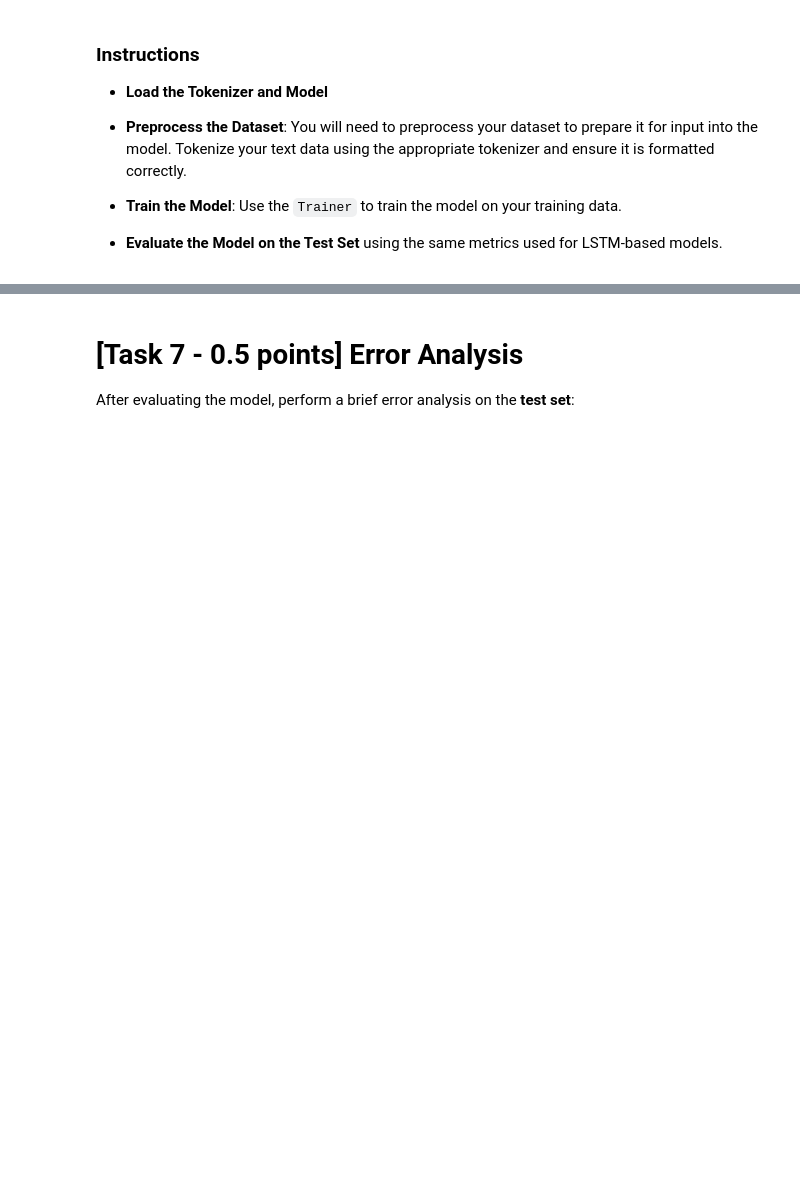
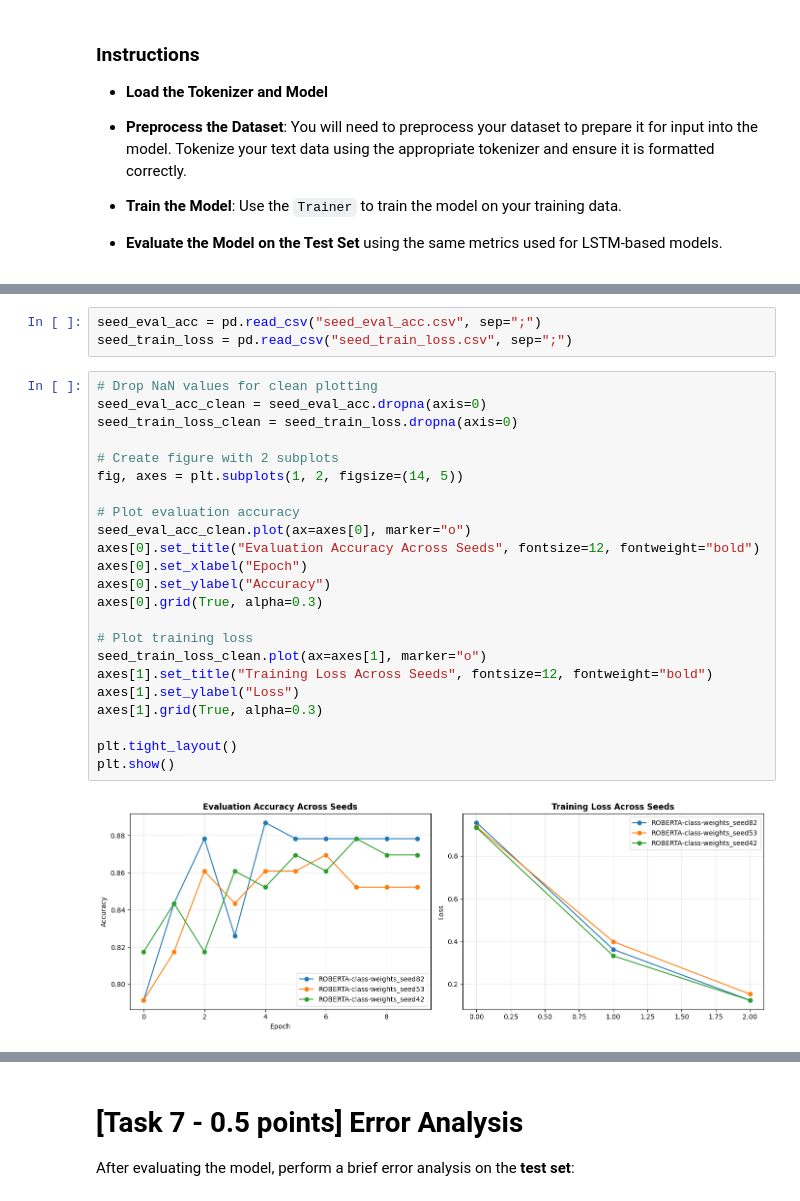
Before and after one commit to mpreda01/nlp-assignments, a Jupyter notebook: assignment1.ipynb, the cells around one changed output, grey strips where cells are left out. Drawn from its saved outputs; the diff is of its cells as text; blank space fills up the shorter version.

```diff
--- a/assignment1.ipynb
+++ b/assignment1.ipynb
@@ -203,0 +1742,28 @@ In this section, you will use a transformer model specifically trained for hate
+# %%
+seed_eval_acc = pd.read_csv("seed_eval_acc.csv", sep=";")
+seed_train_loss = pd.read_csv("seed_train_loss.csv", sep=";")
+# %%
+# Drop NaN values for clean plotting
+seed_eval_acc_clean = seed_eval_acc.dropna(axis=0)
+seed_train_loss_clean = seed_train_loss.dropna(axis=0)
+
+# Create figure with 2 subplots
+fig, axes = plt.subplots(1, 2, figsize=(14, 5))
+
+# Plot evaluation accuracy
+seed_eval_acc_clean.plot(ax=axes[0], marker="o")
+axes[0].set_title("Evaluation Accuracy Across Seeds", fontsize=12, fontweight="bold")
+axes[0].set_xlabel("Epoch")
+axes[0].set_ylabel("Accuracy")
+axes[0].grid(True, alpha=0.3)
+
+# Plot training loss
+seed_train_loss_clean.plot(ax=axes[1], marker="o")
+axes[1].set_title("Training Loss Across Seeds", fontsize=12, fontweight="bold")
+axes[1].set_ylabel("Loss")
+axes[1].grid(True, alpha=0.3)
+
+plt.tight_layout()
+plt.show()
+# %% [output]
+[figure, added]
```
Also changed, not shown: parts of 64 cells of this notebook.
